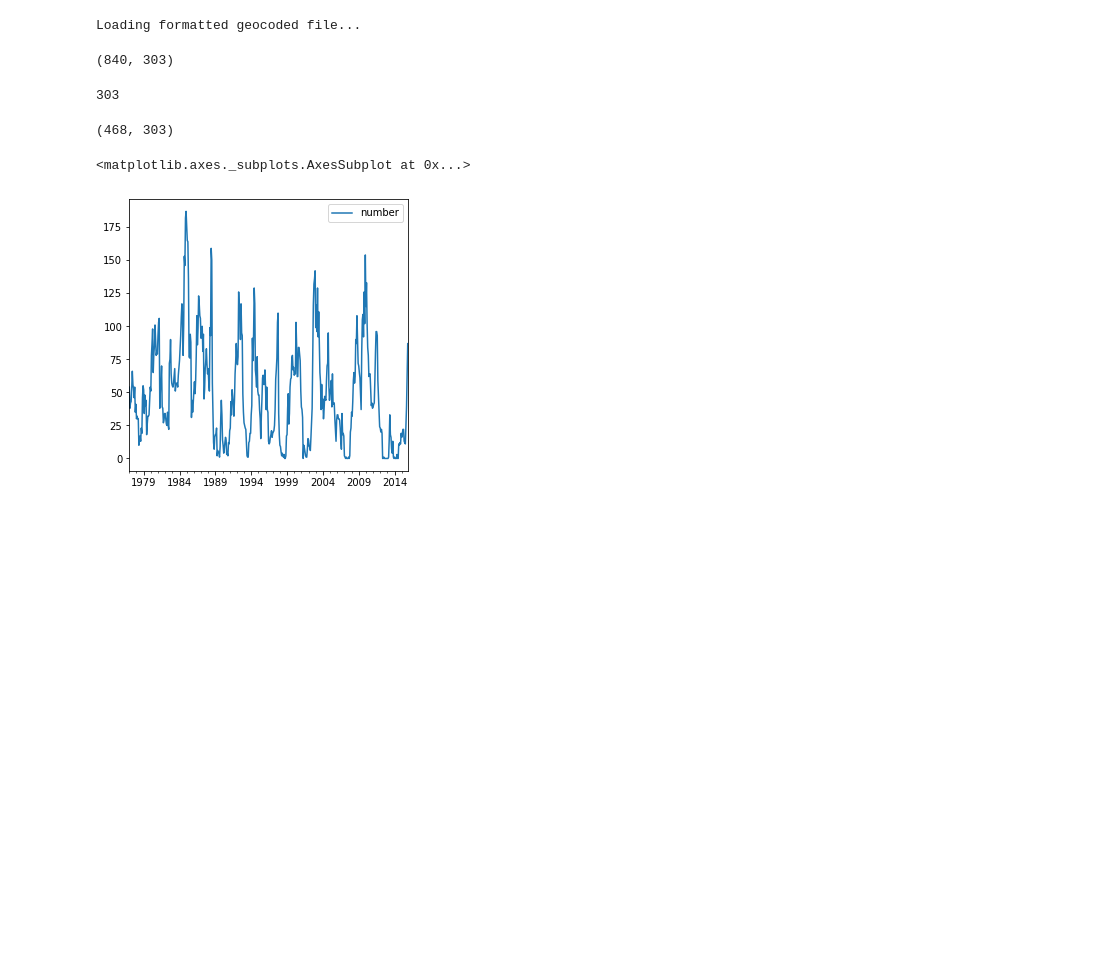
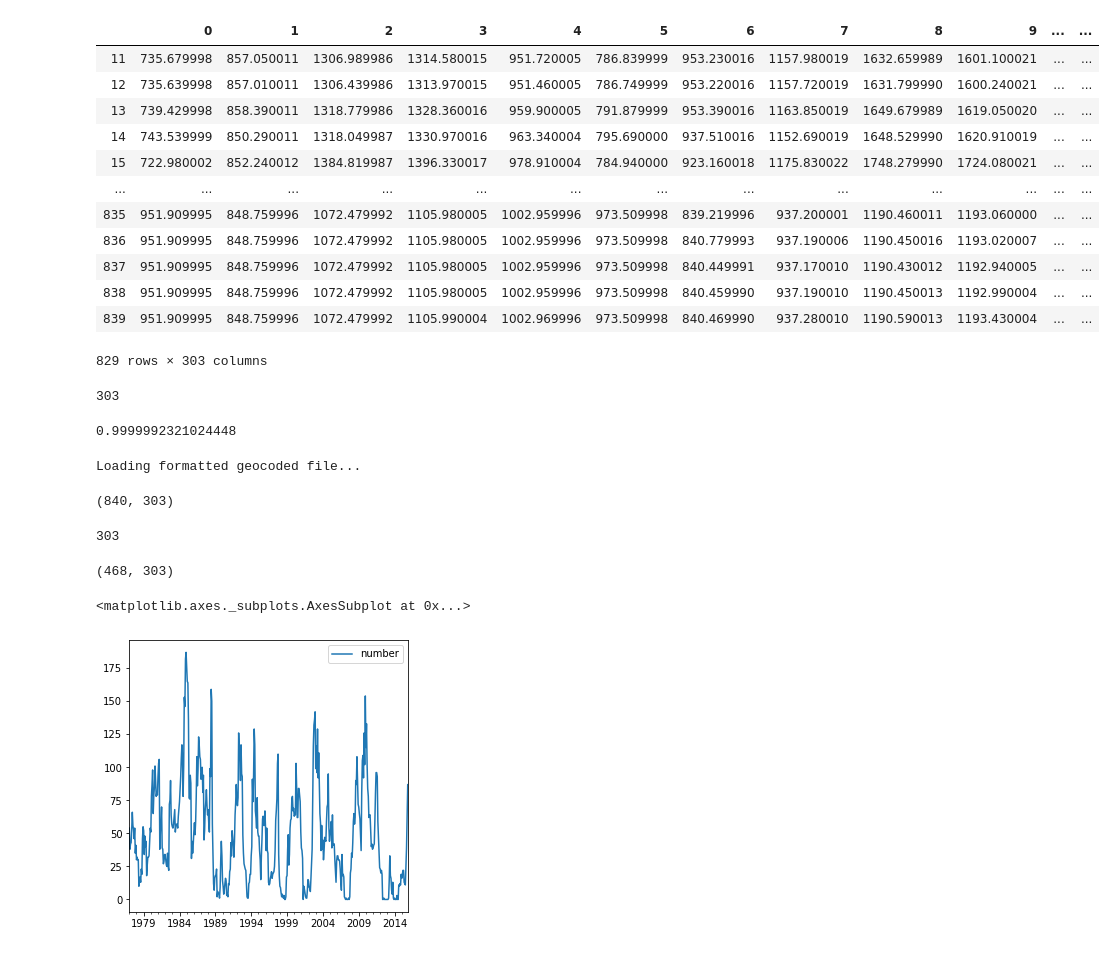
Before and after one commit to alchemist5617/timeseries-networks, a Jupyter notebook: Ethiopia.ipynb, the cells around one changed output. Saved outputs shown, nothing was run; the diff lists cells and outputs as text; code cells hidden in the pictures; blank space fills up the shorter version.

```diff
--- a/Ethiopia.ipynb
+++ b/Ethiopia.ipynb
@@ -108,0 +192,30 @@ def spiGeneratorParamMle(x, params, q, dist=st.gamma):
+# %%
+level = 12
+temporal_limits = {"time_min":datetime(1946, 1, 1, 0, 0),"time_max":datetime(2016, 1, 1, 0, 0) }
+spatial_limits = {"lon_min":-40,"lon_max":60,"lat_min":-40,"lat_max":40}
+
+result = np.load("ET_data.npy")
+result = pd.DataFrame(result)
+
+rolling_n = 12
+f = 12
+n = 30
+
+RFThree = result.rolling(rolling_n).apply(sum)
+RFThree = RFThree.iloc[rolling_n - 1:,:]
+# %%
+RFThree
+# %% [output]
+|  | 0 | 1 | 2 | 3 | 4 | 5 | 6 | 7 | 8 | 9 | ... | ... |
+| 11 | 735.679998 | 857.050011 | 1306.989986 | 1314.580015 | 951.720005 | 786.839999 | 953.230016 | 1157.980019 | 1632.659989 | 1601.100021 | ... | ... |
+| 12 | 735.639998 | 857.010011 | 1306.439986 | 1313.970015 | 951.460005 | 786.749999 | 953.220016 | 1157.720019 | 1631.799990 | 1600.240021 | ... | ... |
+| 13 | 739.429998 | 858.390011 | 1318.779986 | 1328.360016 | 959.900005 | 791.879999 | 953.390016 | 1163.850019 | 1649.679989 | 1619.050020 | ... | ... |
+| 14 | 743.539999 | 850.290011 | 1318.049987 | 1330.970016 | 963.340004 | 795.690000 | 937.510016 | 1152.690019 | 1648.529990 | 1620.910019 | ... | ... |
+| 15 | 722.980002 | 852.240012 | 1384.819987 | 1396.330017 | 978.910004 | 784.940000 | 923.160018 | 1175.830022 | 1748.279990 | 1724.080021 | ... | ... |
+| ... | ... | ... | ... | ... | ... | ... | ... | ... | ... | ... | ... | ... |
+| 835 | 951.909995 | 848.759996 | 1072.479992 | 1105.980005 | 1002.959996 | 973.509998 | 839.219996 | 937.200001 | 1190.460011 | 1193.060000 | ... | ... |
+| 836 | 951.909995 | 848.759996 | 1072.479992 | 1105.980005 | 1002.959996 | 973.509998 | 840.779993 | 937.190006 | 1190.450016 | 1193.020007 | ... | ... |
+| 837 | 951.909995 | 848.759996 | 1072.479992 | 1105.980005 | 1002.959996 | 973.509998 | 840.449991 | 937.170010 | 1190.430012 | 1192.940005 | ... | ... |
+| 838 | 951.909995 | 848.759996 | 1072.479992 | 1105.980005 | 1002.959996 | 973.509998 | 840.459990 | 937.190010 | 1190.450013 | 1192.990004 | ... | ... |
+| 839 | 951.909995 | 848.759996 | 1072.479992 | 1105.990004 | 1002.969996 | 973.509998 | 840.469990 | 937.280010 | 1190.590013 | 1193.430004 | ... | ... |
+829 rows × 303 columns
@@ -108,0 +236,6 @@ def spiGeneratorParamMle(x, params, q, dist=st.gamma):
+# %%
+for i in range(n):
+    params,q = spiParametersMle(RFThree.iloc[:,i].values)
+    r = spiGeneratorParamMle(RFThree.iloc[:,i].values, params, q)
+# %% [output]
+303
@@ -109,3 +245,7 @@ def spiGeneratorParamMle(x, params, q, dist=st.gamma):
+# %%
+np.std(r)
+# %% [output]
+0.9999992321024448
 # %%
 level = 12
 temporal_limits = {"time_min":datetime(1946, 1, 1, 0, 0),"time_max":datetime(2016, 1, 1, 0, 0) }
```
Also changed, not shown: parts of 21 cells of this notebook, 4 other files.
